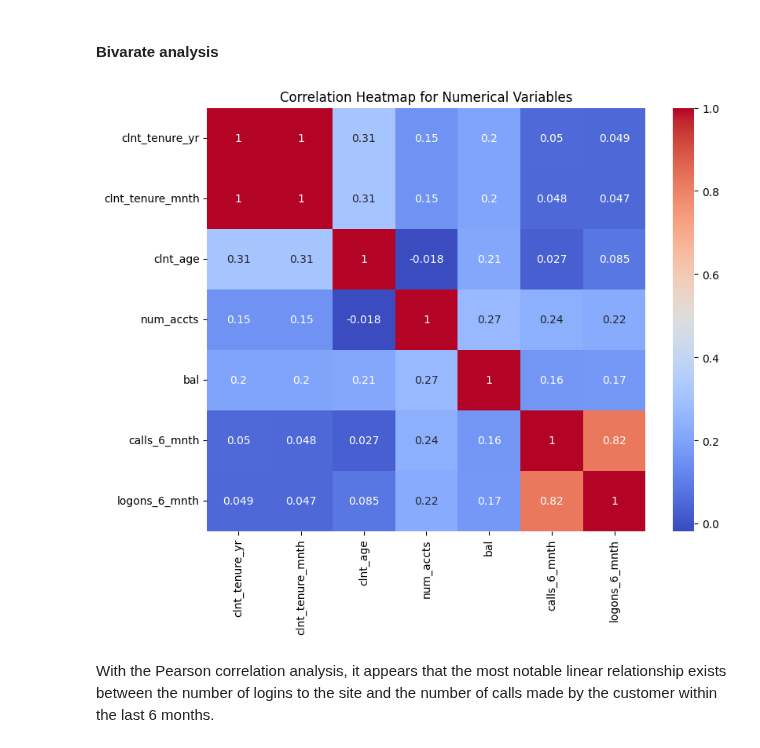
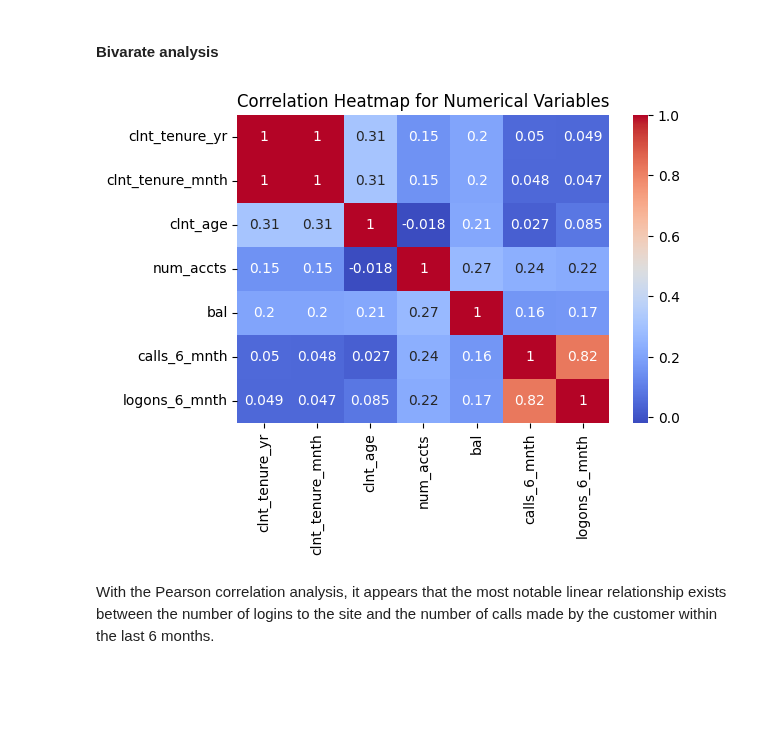
Before and after one commit to dimitsagk/AB_Testing_Analysis, a Jupyter notebook: notebooks/Project_2_02Cleaning+EDA.ipynb, the cells around one changed output. Saved outputs shown, nothing was run; the diff lists cells and outputs as text; code cells hidden in the pictures; blank space fills up the shorter version.

```diff
--- a/notebooks/Project_2_02Cleaning+EDA.ipynb
+++ b/notebooks/Project_2_02Cleaning+EDA.ipynb
@@ -251,15 +219,15 @@ The vast majority of the clients had some interaction with the company via call
 # %%
 correlation_matrix = df_clients_nmr.corr()
 
 # Setting up the matplotlib figure with an appropriate size
-plt.figure(figsize=(9, 7))
+plt.figure(figsize=(6, 4))
 
 # Drawing the heatmap for the numerical columns
 sns.heatmap(correlation_matrix, annot=True, cmap="coolwarm")
 plt.title("Correlation Heatmap for Numerical Variables")
 plt.show()
 # %% [output]
-[figure, old version]
+[figure, new version]
 # %% [markdown]
 With the Pearson correlation analysis, it appears that the most notable linear relationship exists between the number of logins to the site and the number of calls made by the customer within the last 6 months.
 # %%
```
Also changed, not shown: parts of 30 cells of this notebook.
